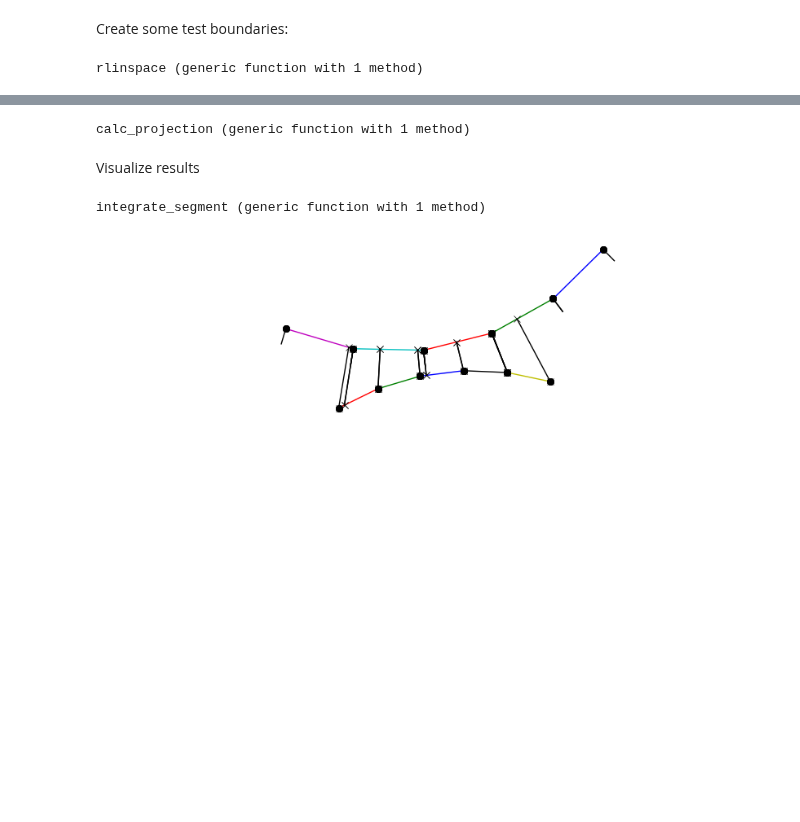
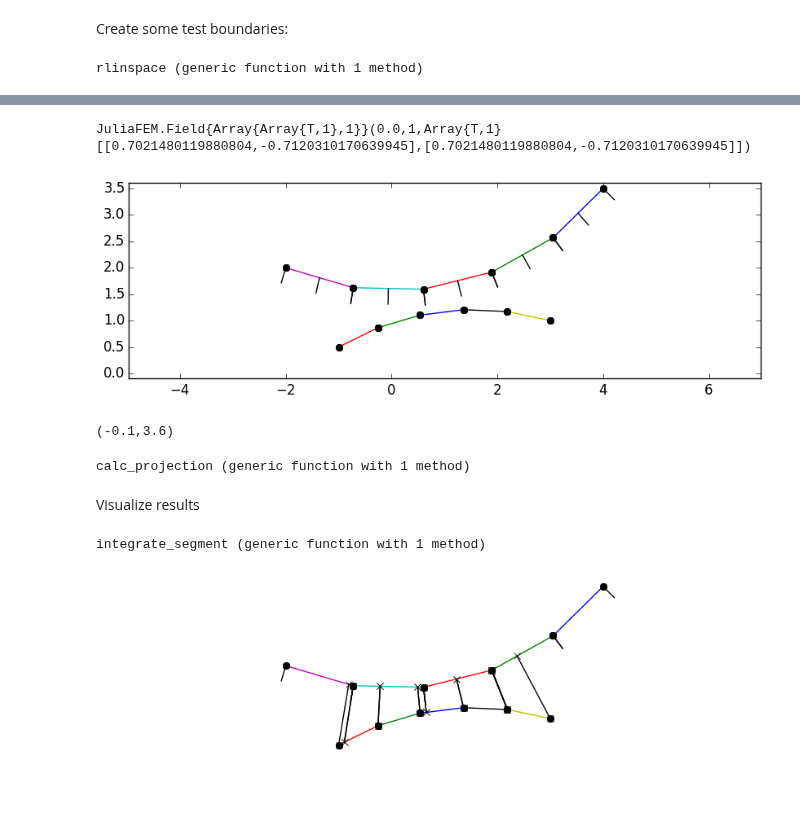
Before and after one commit to JuliaFEM/JuliaFEM.jl, a Jupyter notebook: notebooks/2015-09-15-2d-segmentation.ipynb, the cells around one changed output, grey strips where cells are left out. Saved outputs shown, nothing was run; the diff lists cells and outputs as text; code cells hidden in the pictures; blank space fills up the shorter version.

```diff
--- a/notebooks/2015-09-15-2d-segmentation.ipynb
+++ b/notebooks/2015-09-15-2d-segmentation.ipynb
@@ -188,3 +159,49 @@ Converged. p = [2.110067133637596,1.2802355090457196,1.5675520985912952,-3.79041
+# %%
+FEM.interpolate(Γ₁[1]["normal"], 0.0)
+# %% [output]
+JuliaFEM.Field{Array{Array{T,1},1}}(0.0,1,Array{T,1}[[0.7021480119880804,-0.7120310170639945],[0.7021480119880804,-0.7120310170639945]])
+# %%
+function average_normals!(elements, time, normal_field="normal")
+    d = Dict()
+    # calculate sum of normals connecting to node k
+    for el in elements
+        c = get_connectivity(el)
+        n = interpolate(el[normal_field], time).values
+        for (ci, ni) in zip(c, n)
+            d[ci] = haskey(d, ci) ? d[ci] + ni : ni
+        end
+    end
+    # norm
+    for (ci, ni) in d
+        d[ci] /= norm(d[ci])
+    end
+    # update back to elements
+    for el in elements
+        c = get_connectivity(el)
+        #new_normals = Field(time, [d[ci] for ci in c])
+        #set_field(el, normal_field, new_normals)
+        #el[normal_field][end].values = new_normals
+        #push!(el[normal_field], new_normals)
+        el[normal_field][end].values = [d[ci] for ci in c]
+    end
+end
+
+average_normals!(Γ₁, 0.0)
+average_normals!(Γ₂, 0.0)
+
+figure(figsize=(10, 3))
+for el in Γ₁
+    plot_element(el; plot_with_normal=true)
+end
+for el in Γ₂
+    plot_element(el; plot_with_normal=false)
+end
+axis("equal")
+ylim(-0.1, 3.6)
+#axis("off")
+# %% [output]
+[figure, added]
+(-0.1,3.6)
 # %%
 function newton(R, dR, x0=0.0; max_iterations=10, tol=1.0e-9)
     x = x0
```
Also changed, not shown: parts of 10 cells of this notebook.
